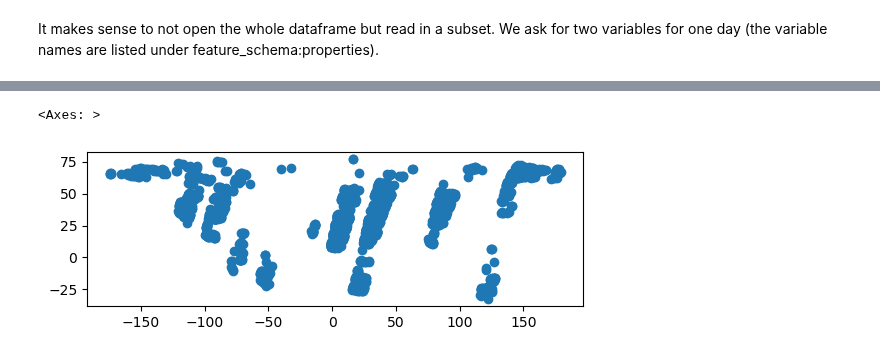
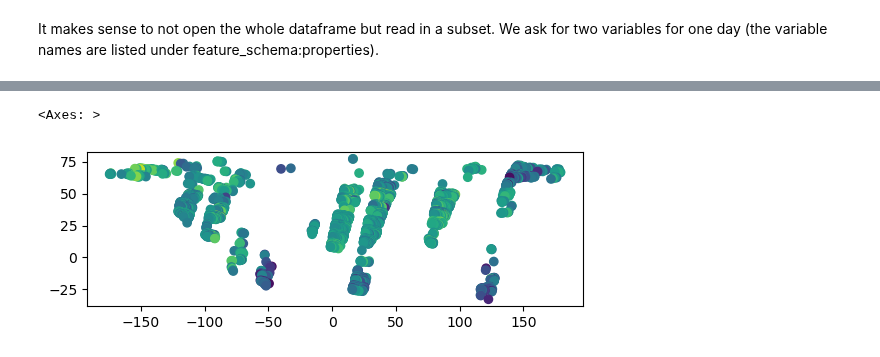
Before and after one commit to esa-cci/esa-climate-toolbox, a Jupyter notebook: notebooks/4-ECT_Access_Vector_Data.ipynb, the cells around one changed output, grey strips where cells are left out. Drawn from its saved outputs; the diff is of its cells as text; code cells hidden in the pictures.

```diff
--- a/notebooks/4-ECT_Access_Vector_Data.ipynb
+++ b/notebooks/4-ECT_Access_Vector_Data.ipynb
@@ -66,6 +77,6 @@ ghg_df
 3551 rows × 4 columns
 # %%
-ghg_df.plot()
+ghg_df.plot(column="xch4")
 # %% [output]
 <Axes: >
-[figure, old version]
+[figure, new version]
```
Also changed, not shown: parts of 2 cells of this notebook, 9 other files.
